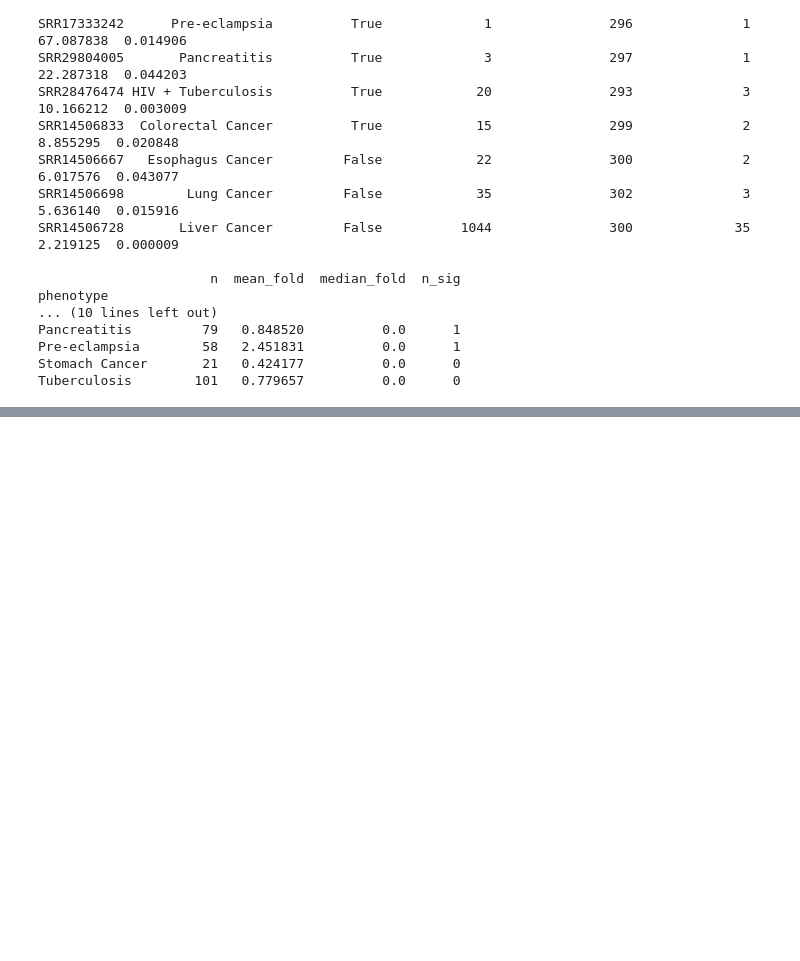
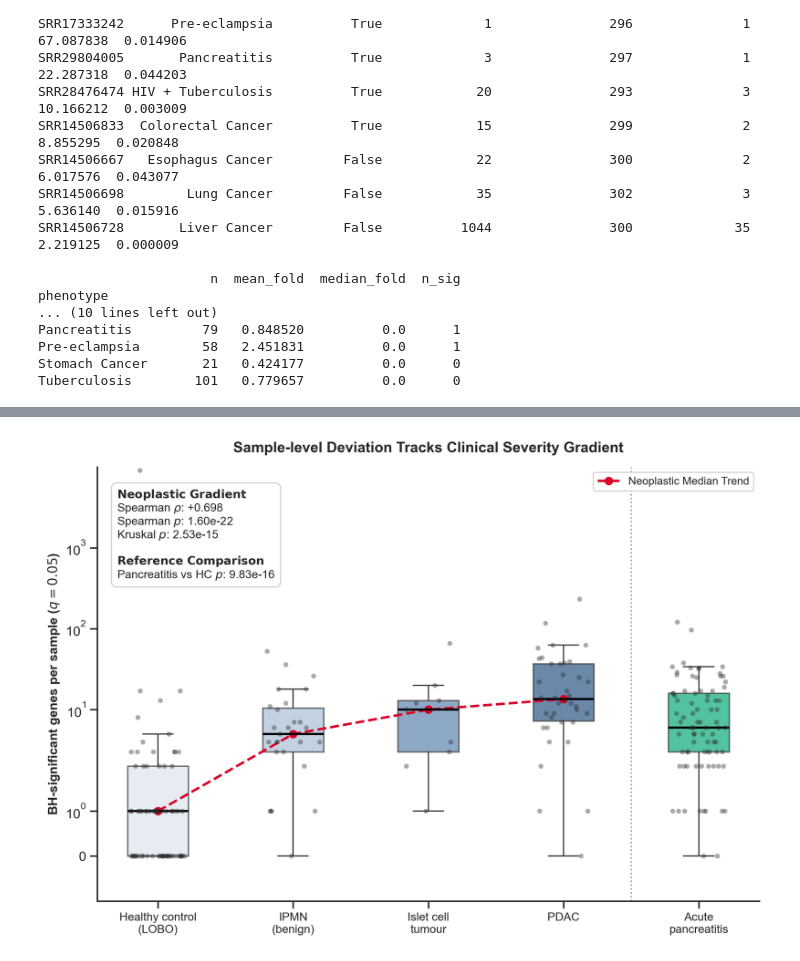
Before and after one commit to jmj3078/cfRNA_Disentaglement, a Jupyter notebook: MixedEffectsModeling/3_disease_scoring.ipynb, the cells around one changed output, grey strips where cells are left out. Drawn from its saved outputs; the diff is of its cells as text; code cells hidden in the pictures; blank space fills up the shorter version.

```diff
--- a/MixedEffectsModeling/3_disease_scoring.ipynb
+++ b/MixedEffectsModeling/3_disease_scoring.ipynb
@@ -418,3 +418,98 @@ Pancreatitis         79   0.848520          0.0      1
 Pre-eclampsia        58   2.451831          0.0      1
 Stomach Cancer       21   0.424177          0.0      0
 Tuberculosis        101   0.779657          0.0      0
+# %%
+# 8. Sample-level inference: does deviation track clinical severity?
+# Moore et al. Batch_1 alone contains HC, acute pancreatitis and a pancreatic neoplasia gradient,
+# all scored by one LOBO engine that never saw this batch -- no batch or model confound to argue about.
+# This is the claim group-level correction cannot make: a probability attached to each individual.
+import h5py
+from scipy.stats import kruskal, mannwhitneyu, spearmanr
+
+NSIG_SRC = Path(config.LOBO_MIXED_DIR) / 'lobo_nsig.csv'
+assert NSIG_SRC.exists(), f'run section 5 of 2_lobo_validation.ipynb first ({NSIG_SRC} missing)'
+BATCH = 'Moore et al._Batch_1'
+NEOPLASTIC = ['HC', 'IPMN', 'Islet Cell Tumor', 'PDAC']
+
+with h5py.File(config.H5AD_PATH, 'r') as h:
+    dec = lambda a: np.array([x.decode('utf-8', 'replace') if isinstance(x, bytes) else str(x) for x in a])
+    g = h['obs/Stage/Condition']
+    stage = pd.Series(pd.Categorical.from_codes(g['codes'][()], dec(g['categories'][()])).astype(str),
+                      index=dec(h['obs/_index'][()]))
+
+sev = pd.read_csv(NSIG_SRC).query('batch == @BATCH').copy()
+sev['group'] = np.where(sev['is_hc'], 'HC', sev['sample'].map(stage))
+neo = sev[sev['group'].isin(NEOPLASTIC)].copy()
+neo['rank'] = neo['group'].map({k: i for i, k in enumerate(NEOPLASTIC)})
+
+rho, p_rho = spearmanr(neo['rank'], neo['n_sig'])
+kw = kruskal(*[d['n_sig'].values for _, d in neo.groupby('group')]).pvalue
+pan = sev.loc[sev['group'] == 'Pancreatitis', 'n_sig']
+hc = sev.loc[sev['group'] == 'HC', 'n_sig']
+p_pan = mannwhitneyu(pan, hc, alternative='greater').pvalue
+
+print(sev.groupby('group')['n_sig'].agg(n='size', median='median', mean='mean')
+      .reindex(NEOPLASTIC + ['Pancreatitis']).to_string(float_format=lambda v: f'{v:.1f}'))
+print(f"\nneoplastic severity: Spearman rho={rho:+.3f} p={p_rho:.2e} (n={len(neo)}), Kruskal p={kw:.2e}")
+print(f"pancreatitis vs HC: Mann-Whitney p={p_pan:.2e}")
+print(f"HC outlier: max n_sig={hc.max()} (next {sorted(hc.values)[-2]}) -- median-based summaries used throughout")
+order = NEOPLASTIC + ['Pancreatitis']
+labels = ['Healthy control\n(LOBO)', 'IPMN\n(benign)', 'Islet cell\ntumour', 'PDAC', 'Acute\npancreatitis']
+colors = ['#dce6f2', '#a8c4e0', '#5b8bc0', '#2a6099', '#00C78B']
+
+sns.set_theme(style='ticks', font='sans-serif')
+fig, ax = plt.subplots(figsize=(8.5, 6), dpi=300)
+
+sns.boxplot(
+    data=sev[sev['group'].isin(order)],
+    x='group', y='n_sig', order=order,
+    palette=colors, ax=ax, width=0.45,
+    fliersize=0, boxprops=dict(alpha=0.75, linewidth=1.1),
+    medianprops=dict(color='black', linewidth=1.8)
+)
+
+sns.stripplot(
+    data=sev[sev['group'].isin(order)],
+    x='group', y='n_sig', order=order,
+    color='#2b2b2b', size=4, alpha=0.4, jitter=0.2, ax=ax
+)
+
+medians = sev[sev['group'].isin(NEOPLASTIC)].groupby('group')['n_sig'].median().reindex(NEOPLASTIC)
+
+ax.plot(
+    range(len(NEOPLASTIC)), medians.values,
+    color='#d90429', linestyle='--', marker='o',
+    linewidth=2, markersize=6, label='Neoplastic Median Trend'
+)
+
+ax.axvline(3.5, color='#999999', linestyle=':', linewidth=1.2)
+
+stats_box_text = (
+    r"$\bf{Neoplastic\ Gradient}$" "\n"
+    f"Spearman $\\rho$: {rho:+.3f}\n"
+    f"Spearman $p$: {p_rho:.2e}\n"
+    f"Kruskal $p$: {kw:.2e}\n\n"
+    r"$\bf{Reference\ Comparison}$" "\n"
+    f"Pancreatitis vs HC $p$: {p_pan:.2e}"
+)
+
+ax.text(
+    0.03, 0.95, stats_box_text, transform=ax.transAxes,
+    fontsize=9.5, verticalalignment='top',
+    bbox=dict(boxstyle='round,pad=0.5', facecolor='white', alpha=0.9, edgecolor='#cccccc')
+)
+
+ax.set_yscale('symlog')
+ax.set_xticks(range(len(order)))
+ax.set_xticklabels(labels, fontsize=9.5)
+ax.set_ylabel('BH-significant genes per sample ($q=0.05$)', fontsize=10.5, fontweight='bold')
+ax.set_xlabel('')
+ax.set_title('Sample-level Deviation Tracks Clinical Severity Gradient', fontsize=12, fontweight='bold', pad=12)
+
+ax.legend(loc='upper right', frameon=True, fontsize=9)
+ax.set_ylim(bottom=-1, top=sev['n_sig'].max() * 1.1)
+sns.despine(top=True, right=True)
+plt.tight_layout()
+
+fig.savefig(ZDIR / 'severity_gradient.png', bbox_inches='tight', dpi=300)
+# %% [output]
@@ -420,0 +530 @@ Tuberculosis        101   0.779657          0.0      0
+[figure, added]
```
Also changed, not shown: parts of 1 cell of this notebook, 2 other files.
